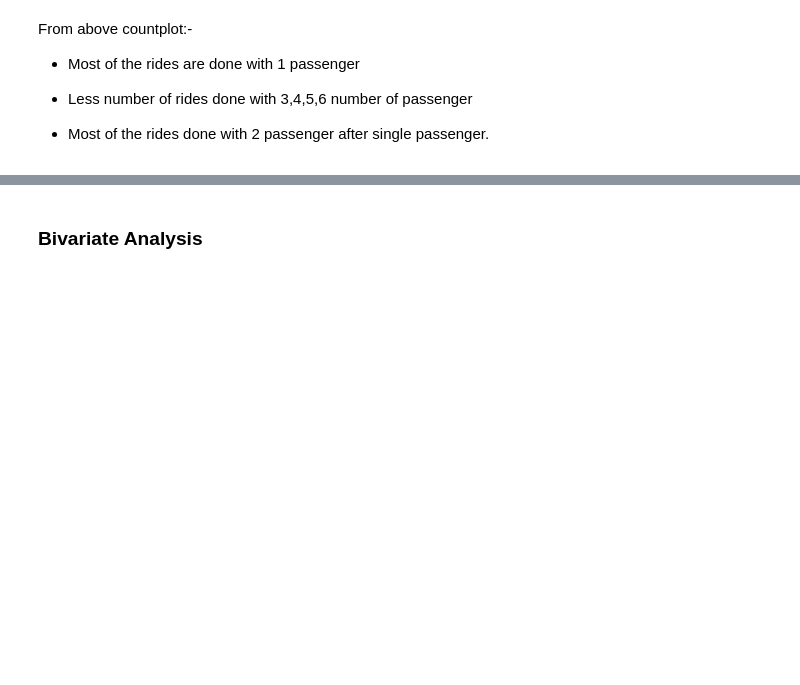
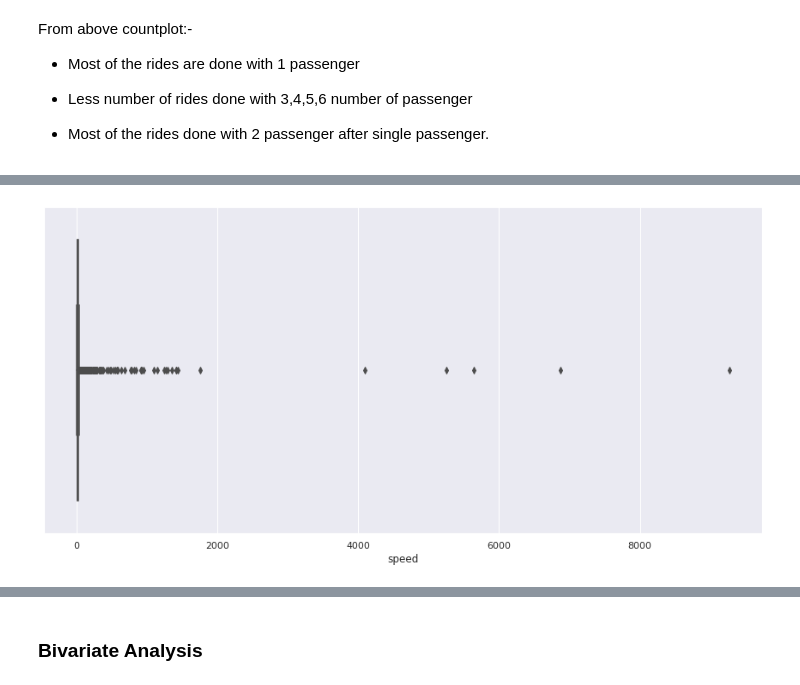
Before and after one commit to KrushnaChaure/NYC-Taxi-Trip-Time-Prediction, a Jupyter notebook: Krushna_Chaure_NYC_Taxi_Trip_Time_Prediction_Capstone_Project.ipynb, the cells around one changed output, grey strips where cells are left out. Saved outputs shown, nothing was run; the diff lists cells and outputs as text; code cells hidden in the pictures; blank space fills up the shorter version.

```diff
--- a/Krushna_Chaure_NYC_Taxi_Trip_Time_Prediction_Capstone_Project.ipynb
+++ b/Krushna_Chaure_NYC_Taxi_Trip_Time_Prediction_Capstone_Project.ipynb
@@ -403,0 +476,7 @@ From above countplot:-
+# %%
+# For detecting outlier with the help of visulaization of boxplot
+plt.figure(figsize = (15,7))
+sns.boxplot(dataset.speed)
+plt.show()
+# %% [output]
+[figure, added]
```
Also changed, not shown: parts of 44 cells of this notebook.
